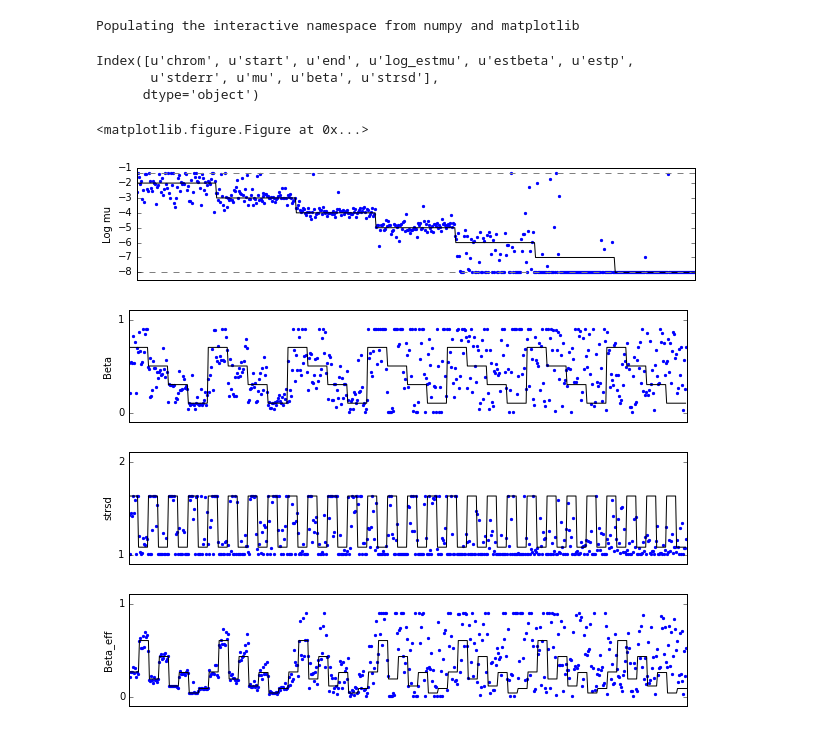
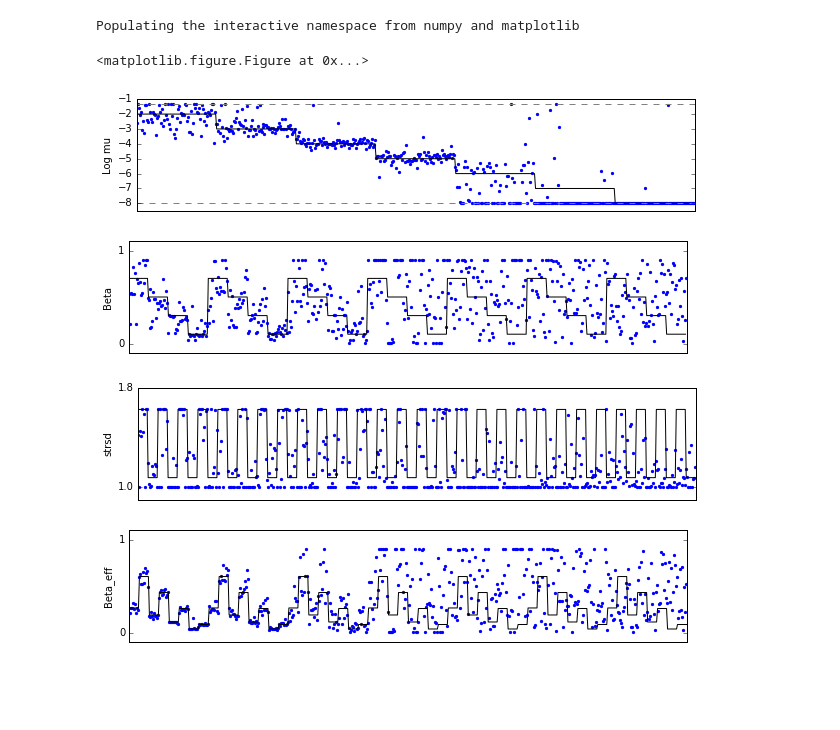
Before and after one commit to gymreklab/mutea-autosomal, a Jupyter notebook: figures/SupplementalFigure4_simulations_perlocus.ipynb, the cells around one changed output. Saved outputs shown, nothing was run; the diff lists cells and outputs as text; code cells hidden in the pictures; blank space fills up the shorter version.

Commit message:
adding supp figure 5

```diff
--- a/figures/SupplementalFigure3_simulations_perlocus.ipynb
+++ b/figures/SupplementalFigure4_simulations_perlocus.ipynb
@@ -16,12 +16,6 @@ ml = LoadML(os.path.join(DATAPATH, "simulations", "tree_maxlik.tab"),
             os.path.join(DATAPATH, "simulations", "tree_strsd.bed"))
 # %% [output]
 Populating the interactive namespace from numpy and matplotlib
-# %%
-ml.columns
-# %% [output]
-Index([u'chrom', u'start', u'end', u'log_estmu', u'estbeta', u'estp',
-       u'stderr', u'mu', u'beta', u'strsd'],
-      dtype='object')
 # %%
 paramcolor = "black"
 ml = ml.sort(columns=["mu","beta","strsd"], ascending=False)
@@ -42,7 +36,7 @@ ax.set_xticks([])
 ax.set_xlim(left=0, right=len(order))
 ax.set_ylim(bottom=-8.5, top=-1.5)
 ax.set_yticks(range(-8,0))
-fig.savefig(os.path.join(PLOTDIR, "SupplementalFigure3_simulations_perlocus_mu.pdf"))
+fig.savefig(os.path.join(PLOTDIR, "SupplementalFigure4_simulations_perlocus_mu.pdf"))
 
 # beta
 fig = plt.figure()
@@ -55,36 +49,36 @@ ax.set_xticks([])
 ax.set_xlim(left=0, right=len(order))
 ax.set_ylim(bottom=-0.1, top=1.1)
 ax.set_yticks([0,1])
-fig.savefig(os.path.join(PLOTDIR, "SupplementalFigure3_simulations_perlocus_beta.pdf"))
+fig.savefig(os.path.join(PLOTDIR, "SupplementalFigure4_simulations_perlocus_beta.pdf"))
 
 # strsd
 fig = plt.figure()
 fig.set_size_inches((10, 2))
 ax = fig.add_subplot(1, 1, 1)
 ax.plot(order, ml.strsd, color=paramcolor, linewidth=1)
 ax.scatter(order, np.sqrt(ml.apply(lambda x: ((2-x["estp"])/x["estp"]**2), 1)), color="blue", s=5)
 ax.set_ylabel("strsd")
 ax.set_xticks([])
 ax.set_xlim(left=0, right=len(order))
-ax.set_ylim(bottom=0.9, top=2.1)
-ax.set_yticks([1,2]);
+ax.set_ylim(bottom=0.9, top=1.8)
+ax.set_yticks([1,1.8]);
 fig.savefig(os.path.join(PLOTDIR, "SupplementalFigure3_simulations_perlocus_strsd.pdf"))
 
 # beta_eff
 fig = plt.figure()
 fig.set_size_inches((10, 2))
 ax = fig.add_subplot(1, 1, 1)
 ax.plot(order, ml.apply(lambda x: x["beta"]/x["strsd"]**2, 1), color=paramcolor, linewidth=1)
 ax.scatter(order, ml.apply(lambda x: x["estbeta"]/((2-x["estp"])/x["estp"]**2), 1), color="blue", s=5)
 ax.set_ylabel("Beta_eff")
 ax.set_xticks([])
 ax.set_xlim(left=0, right=len(order))
 ax.set_ylim(bottom=-0.1, top=1.1)
 ax.set_yticks([0,1])
-fig.savefig(os.path.join(PLOTDIR, "SupplementalFigure3_simulations_perlocus_betaeff.pdf"))
+fig.savefig(os.path.join(PLOTDIR, "SupplementalFigure4_simulations_perlocus_betaeff.pdf"))
 # %% [output]
 <matplotlib.figure.Figure at 0x...>
 [figure]
 [figure]
-[figure, old version]
+[figure, new version]
 [figure]
```
Also changed, not shown: 2 other files.
